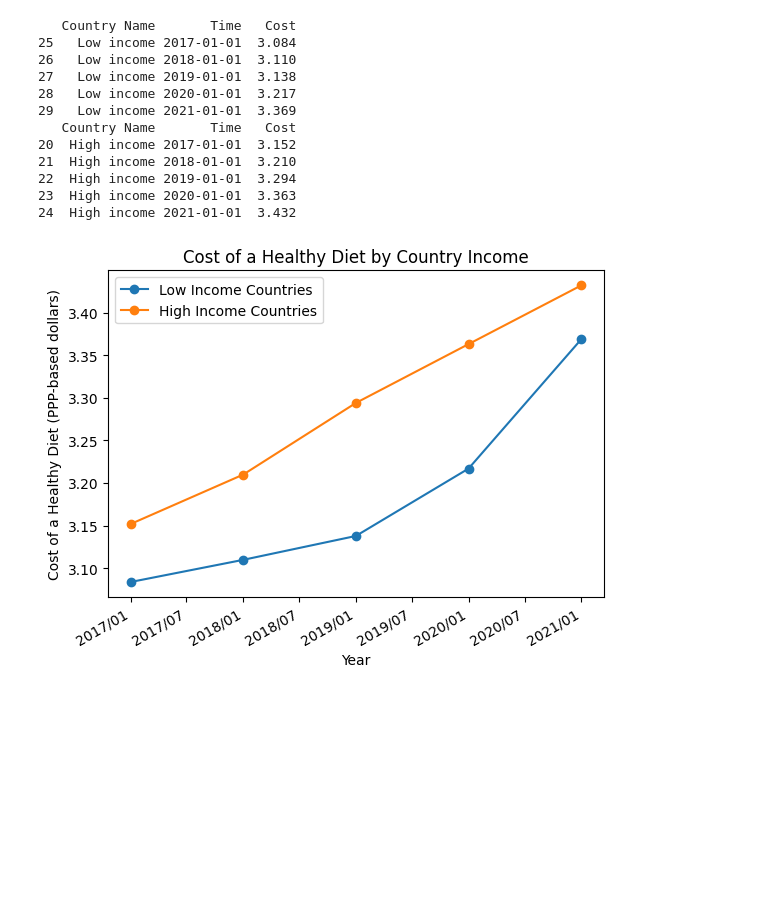
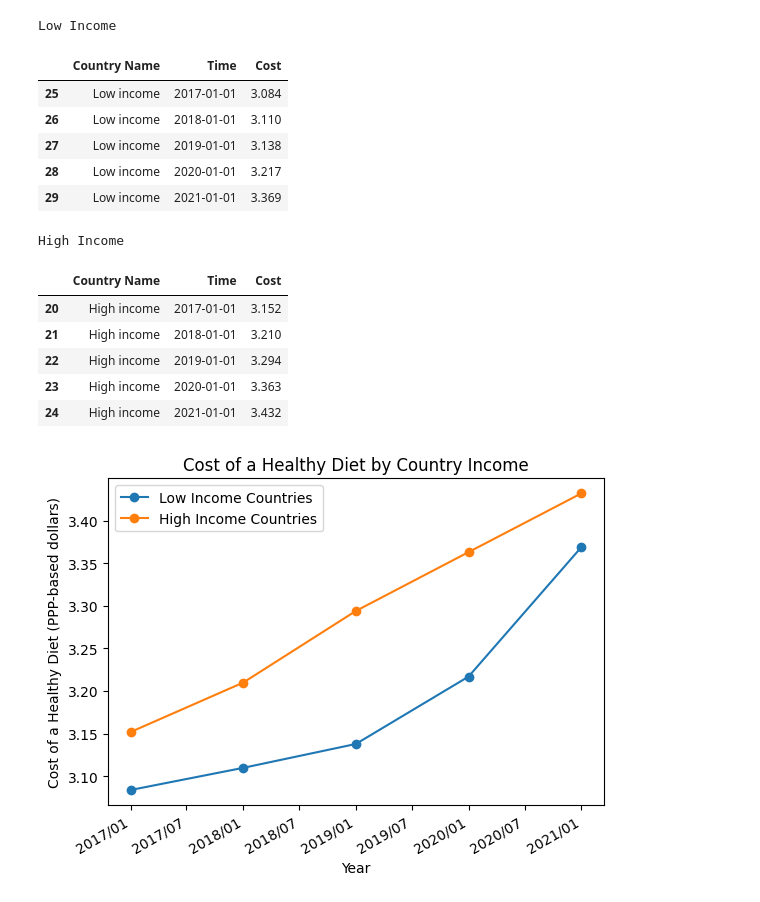
Before and after one commit to kai-thompson/food-prices-visualization, a Jupyter notebook: healthy_food_prices_by_country_income.ipynb, the cells around one changed output. Saved outputs shown, nothing was run; the diff lists cells and outputs as text; code cells hidden in the pictures; blank space fills up the shorter version.

```diff
--- a/healthy_food_prices_by_country_income.ipynb
+++ b/healthy_food_prices_by_country_income.ipynb
@@ -8,42 +11,45 @@ from sklearn.preprocessing import PolynomialFeatures
 # %%
 # Load World Bank Food Prices for Nutrition Dataset
 # https://databank.worldbank.org/source/food-prices-for-nutrition#
 
-df: pd.DataFrame = pd.read_csv('P_Data_Extract_From_Food_Prices_for_Nutrition/5dd4c2e1-be53-43f3-b5e7-724462db466d_Data.csv')
+df = pd.read_csv('P_Data_Extract_From_Food_Prices_for_Nutrition/5dd4c2e1-be53-43f3-b5e7-724462db466d_Data.csv')
 
 # Filter for the 2.0 dataset
 df = df[df["Classification Code"] == "FPN 2.0"]
 
 # Select the relevant columns
 df.rename(columns={"Cost of a healthy diet [CoHD]": "Cost"}, inplace=True)
 df = df[["Country Name", "Time", "Cost"]]
 
 # Covert the Cost column to a float
 df["Cost"] = pd.to_numeric(df["Cost"], errors='coerce')
 
 # Convert the Time column to a datetime
 df["Time"] = pd.to_datetime(df["Time"], format="%Y")
 
 # Filter by Country Income
-low_income_food_prices_df: pd.DataFrame = df[df["Country Name"] == "Low income"]
-high_income_food_prices_df: pd.DataFrame = df[df["Country Name"] == "High income"]
+low_income_food_prices_df = df[df["Country Name"] == "Low income"]
+high_income_food_prices_df = df[df["Country Name"] == "High income"]
+
+dfs = {"Low Income": low_income_food_prices_df, "High Income": high_income_food_prices_df}
 
 # Print the dataframes to stdout
-print(low_income_food_prices_df)
-print(high_income_food_prices_df)
+display_dfs(dfs)
 # %% [output]
-   Country Name       Time   Cost
-25   Low income 2017-01-01  3.084
-26   Low income 2018-01-01  3.110
-27   Low income 2019-01-01  3.138
-28   Low income 2020-01-01  3.217
-29   Low income 2021-01-01  3.369
-   Country Name       Time   Cost
-20  High income 2017-01-01  3.152
-21  High income 2018-01-01  3.210
-22  High income 2019-01-01  3.294
-23  High income 2020-01-01  3.363
-24  High income 2021-01-01  3.432
+Low Income
+|  | Country Name | Time | Cost |
+| 25 | Low income | 2017-01-01 | 3.084 |
+| 26 | Low income | 2018-01-01 | 3.110 |
+| 27 | Low income | 2019-01-01 | 3.138 |
+| 28 | Low income | 2020-01-01 | 3.217 |
+| 29 | Low income | 2021-01-01 | 3.369 |
+High Income
+|  | Country Name | Time | Cost |
+| 20 | High income | 2017-01-01 | 3.152 |
+| 21 | High income | 2018-01-01 | 3.210 |
+| 22 | High income | 2019-01-01 | 3.294 |
+| 23 | High income | 2020-01-01 | 3.363 |
+| 24 | High income | 2021-01-01 | 3.432 |
 # %%
 # Plot the data on a line graph
 
```
Also changed, not shown: parts of 3 cells of this notebook, 2 other files.
